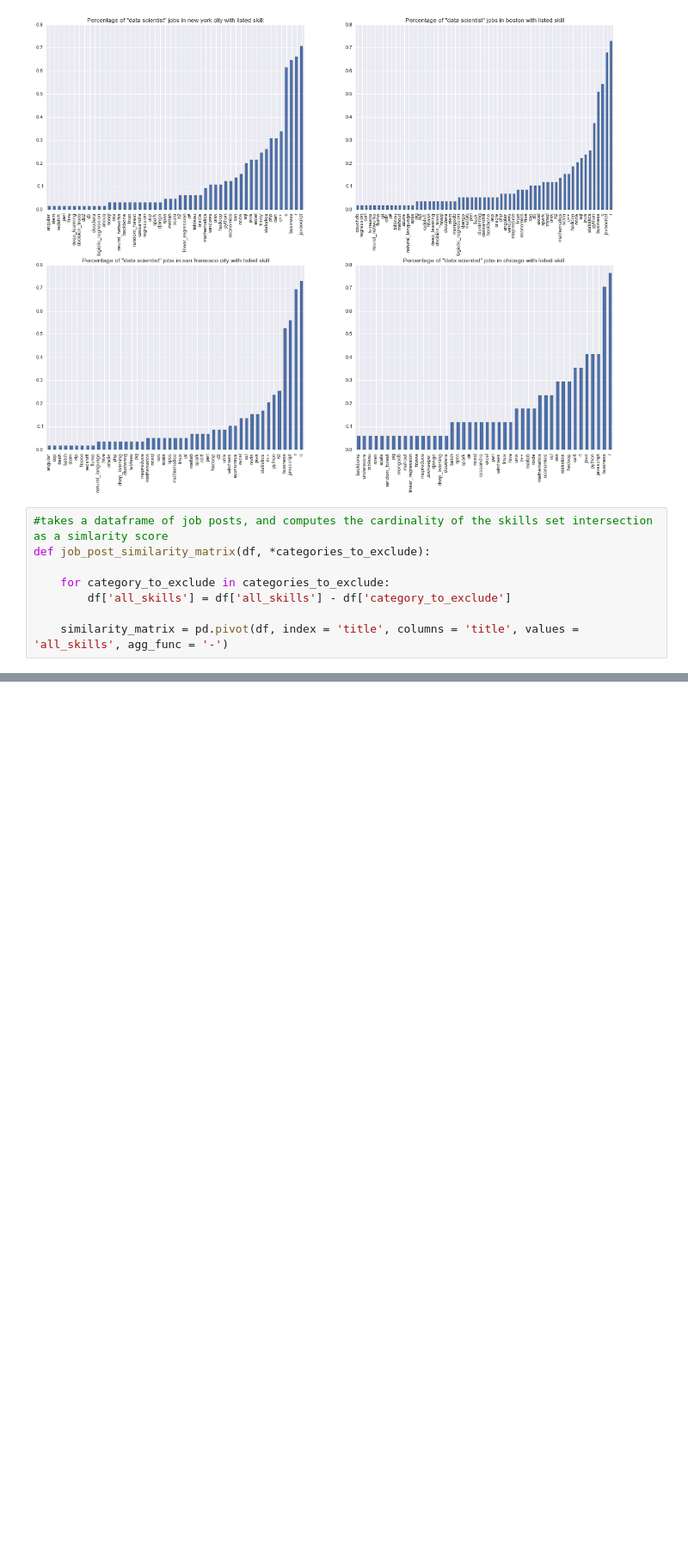
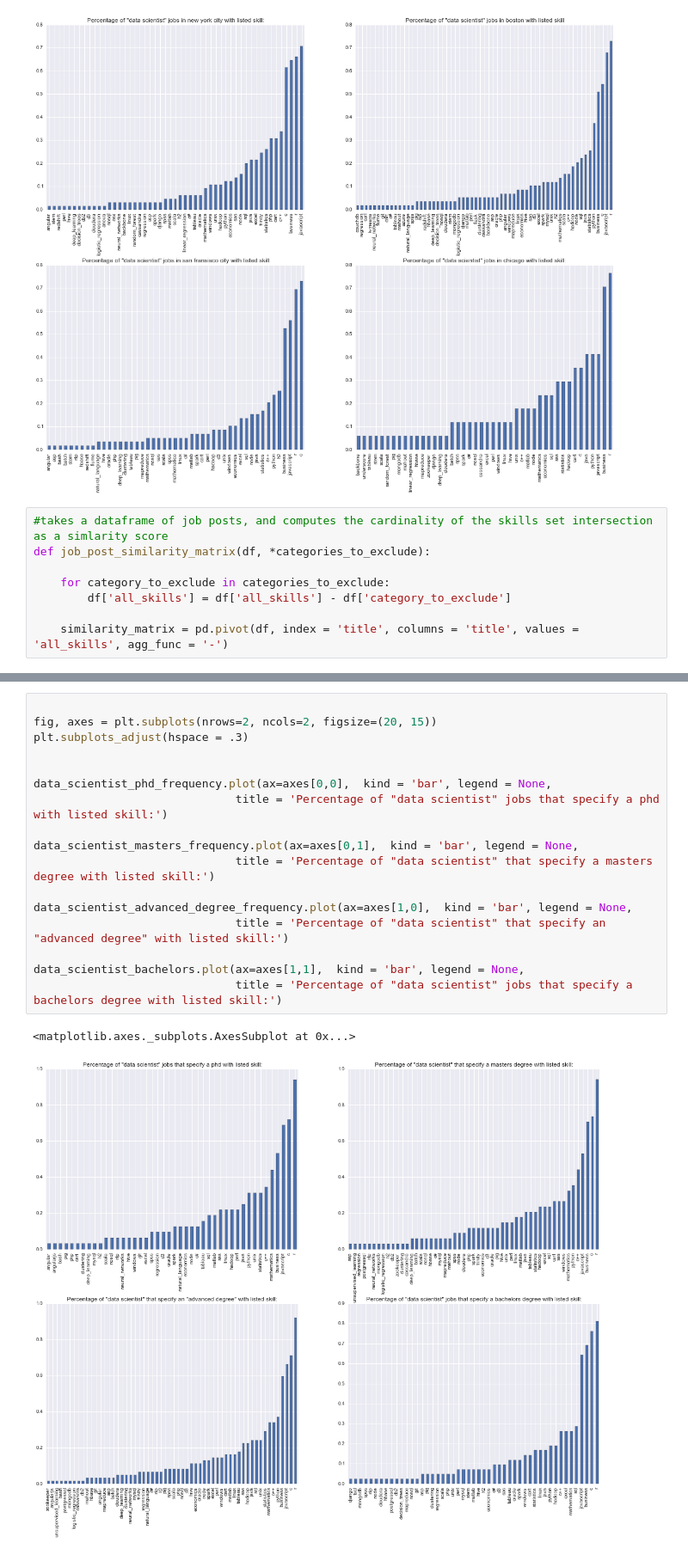
Before and after one commit to tamirbennatan/data_science_skills_analysis, a Jupyter notebook: Data Science Skills Analysis.ipynb, the cells around one changed output, grey strips where cells are left out. Shown at 86% size. Drawn from its saved outputs; the diff is of its cells as text; blank space fills up the shorter version.

```diff
--- a/Data Science Skills Analysis.ipynb
+++ b/Data Science Skills Analysis.ipynb
@@ -345,0 +436,20 @@ data_scientist_all.head()
+# %%
+
+fig, axes = plt.subplots(nrows=2, ncols=2, figsize=(20, 15))
+plt.subplots_adjust(hspace = .3)
+
+
+data_scientist_phd_frequency.plot(ax=axes[0,0],  kind = 'bar', legend = None,
+                              title = 'Percentage of "data scientist" jobs that specify a phd with listed skill:')
+
+data_scientist_masters_frequency.plot(ax=axes[0,1],  kind = 'bar', legend = None,
+                              title = 'Percentage of "data scientist" that specify a masters degree with listed skill:')
+
+data_scientist_advanced_degree_frequency.plot(ax=axes[1,0],  kind = 'bar', legend = None,
+                              title = 'Percentage of "data scientist" that specify an "advanced degree" with listed skill:')
+
+data_scientist_bachelors.plot(ax=axes[1,1],  kind = 'bar', legend = None,
+                              title = 'Percentage of "data scientist" jobs that specify a bachelors degree with listed skill:')
+# %% [output]
+<matplotlib.axes._subplots.AxesSubplot at 0x...>
+[figure, added]
```
Also changed, not shown: parts of 14 cells of this notebook.
